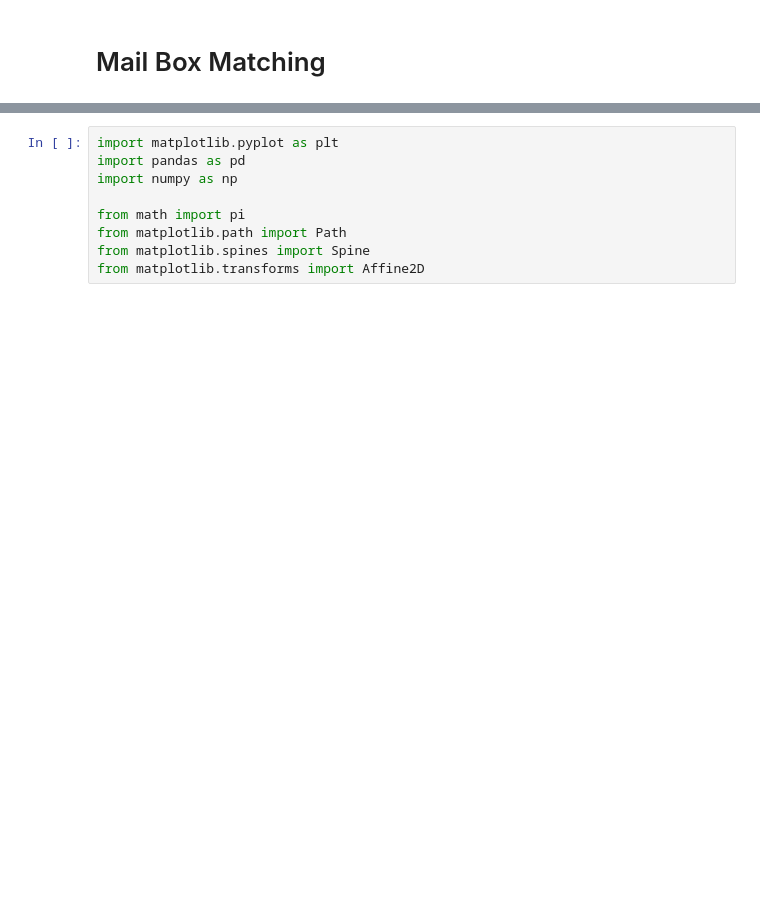
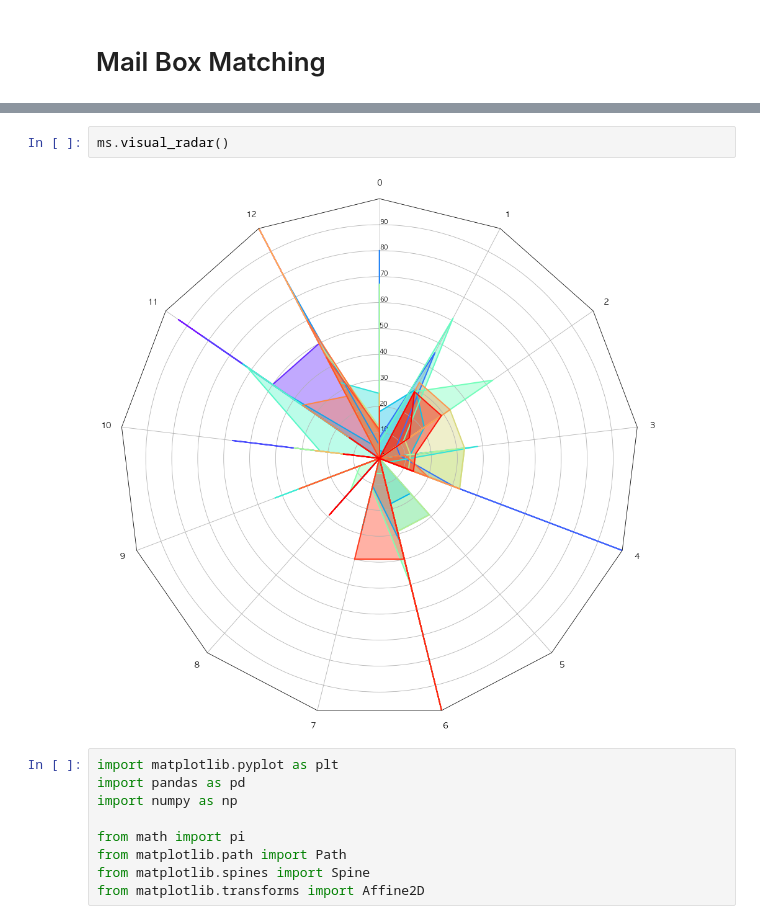
Before and after one commit to formegusto/research-muletter, a Jupyter notebook: pt4. MailBox Clustering.ipynb, the cells around one changed output, grey strips where cells are left out. Saved outputs shown, nothing was run; the diff lists cells and outputs as text; blank space fills up the shorter version.

```diff
--- a/pt4. MailBox Clustering.ipynb
+++ b/pt4. MailBox Clustering.ipynb
@@ -104,3 +73,7 @@ mail_box_radar.head()
+# %%
+ms.visual_radar()
+# %% [output]
+[figure, added]
 # %%
 import matplotlib.pyplot as plt
 import pandas as pd
```
Also changed, not shown: parts of 14 cells of this notebook, 1 other file.
